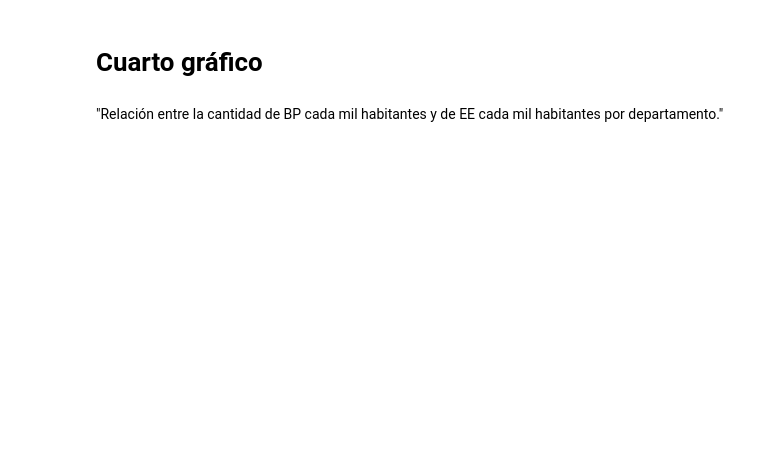
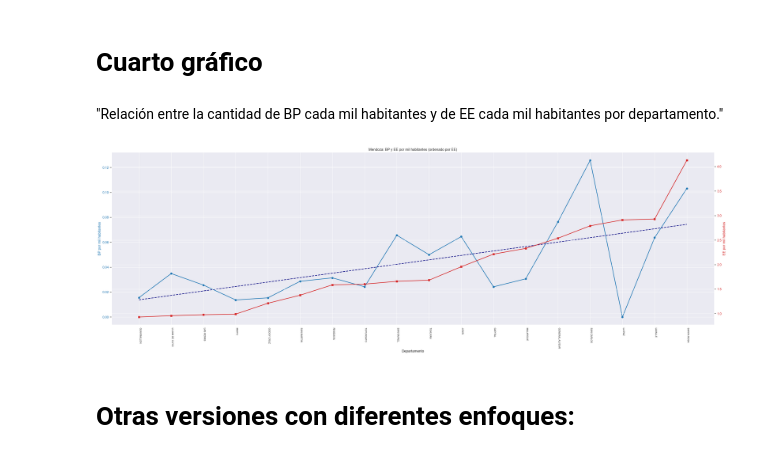
Before and after one commit to jerovernay/Tp-LaboDD-1, a Jupyter notebook: Descargas/main.ipynb, the cells around one changed output. Drawn from its saved outputs; the diff is of its cells as text; code cells hidden in the pictures; blank space fills up the shorter version.

```diff
--- a/Descargas/main.ipynb
+++ b/Descargas/main.ipynb
@@ -564,6 +562,48 @@ Passing `palette` without assigning `hue` is deprecated and will be removed in v
 # %% [markdown]
 "Relación entre la cantidad de BP cada mil habitantes y de EE cada mil
 habitantes por departamento."
+# %%
+from sklearn.linear_model import LinearRegression
+
+prov = "Mendoza"                                                                            # Si cambiamos este valor cambia la provincia
+
+consulta_3 = pd.read_csv("ConsultasSQL\\Consulta_3.csv")                                    # Leemos el archivo consulta 3
+provincia = consulta_3[consulta_3['provincia'] == prov].copy()
+
+provincia['bp_por_mil'] = provincia['cantidad_bp'] / provincia['poblacion_total'] * 1000    # Calculamos los valores
+provincia['ee_por_mil'] = provincia['cantidad_ee'] / provincia['poblacion_total'] * 1000
+
+provincia_sorted = provincia.sort_values('ee_por_mil').reset_index(drop=True)               # Ordenamos por EE
+x_pos = np.arange(0, len(provincia_sorted) * 2, 2).reshape(-1, 1)
+
+fig, ax1 = plt.subplots(figsize=(30, 10))                                                   # A partir de aqui graficamos
+
+ax1.set_xlabel('Departamento')                                                              # Aqui la linea de BP
+ax1.set_ylabel('BP por mil habitantes', color='tab:blue')
+ax1.plot(x_pos, provincia_sorted['bp_por_mil'], color='tab:blue', marker='o', linewidth=2, label='BP por mil habitantes')
+ax1.tick_params(axis='y', labelcolor='tab:blue')
+
+model_bp = LinearRegression()                                                               # Utilizamos regresión lineal sobre BP
+model_bp.fit(x_pos, provincia_sorted['bp_por_mil'])                                         # para facilitar la lectura de la tendencia
+y_pred = model_bp.predict(x_pos)
+ax1.plot(x_pos, y_pred, color='navy', linestyle='--', linewidth=2, label='Regresión lineal BP')
+
+ax2 = ax1.twinx()                                                                           # Aquila linea de EE
+ax2.set_ylabel('EE por mil habitantes', color='tab:red')
+ax2.plot(x_pos, provincia_sorted['ee_por_mil'], color='tab:red', marker='s', linewidth=2, label='EE por mil habitantes')
+ax2.tick_params(axis='y', labelcolor='tab:red')
+
+ax1.set_xticks(x_pos.flatten())                                                             # Ponemos las etiquetas a -90 grados para que se lean bien
+ax1.set_xticklabels(provincia_sorted['departamento'], rotation=-90, ha='left', fontsize=8)
+
+plt.subplots_adjust(bottom=0.3)
+plt.title(f'{prov}: BP y EE por mil habitantes (ordenado por EE)')                          # Ponemos el titulo
+plt.tight_layout()
+plt.show()
+# %% [output]
+[figure, added]
+# %% [markdown]
+# Otras versiones con diferentes enfoques:
 # %%
 import plotly.express as px
 
```
Also changed, not shown: parts of 8 cells of this notebook, 23 other files.
